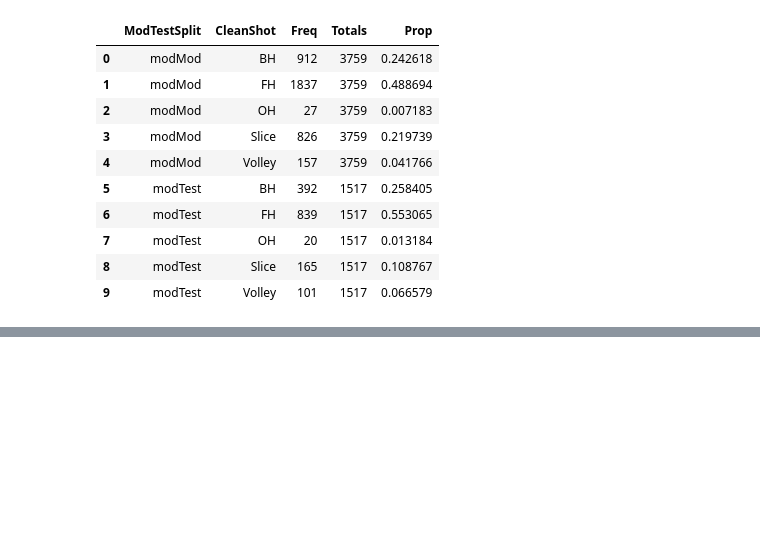
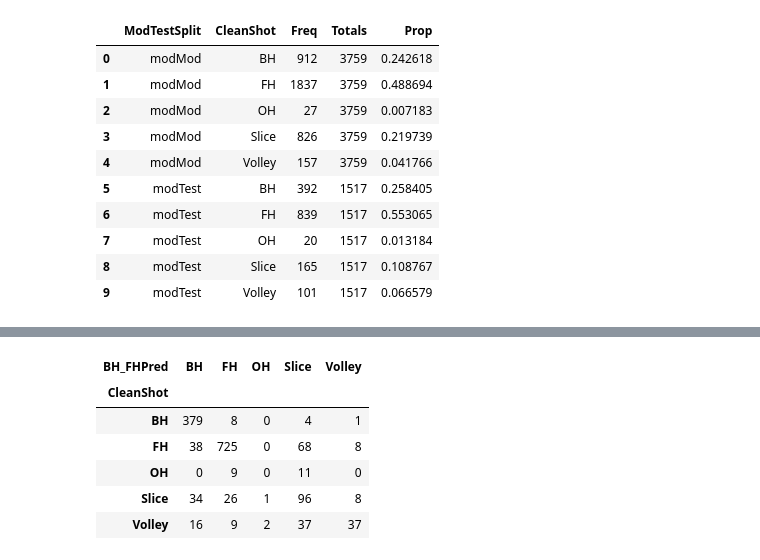
Before and after one commit to jamesoliver1981/DemoTennis, a Jupyter notebook: Building_Predictions/Building_Highly_Accurate_Shot_Predictions_in_Tennis.ipynb, the cells around one changed output, grey strips where cells are left out. Cells and saved outputs as stored; diff of their text form; code cells hidden in the pictures; blank space fills up the shorter version.

```diff
--- a/Building_Predictions/Building_Highly_Accurate_Shot_Predictions_in_Tennis.ipynb
+++ b/Building_Predictions/Building_Highly_Accurate_Shot_Predictions_in_Tennis.ipynb
@@ -53,3 +67,9 @@ df2 = df2[df2.Shot.isin(["FH", "BH", "Serve", "Slice", "Volley", "BH_Slice", "FH
 print(df2.shape)
 # %% [output]
 (8606, 387)
+# %%
+#reset the index as the data is built on concats
+df2 = df2.drop("Key", axis=1).reset_index(drop = True)
+df2 = df2.reset_index().rename(columns = {"index": "origindex"})
+print(df2.shape)
+print(len(df2.groupby("origindex")["Shot"].count()))
@@ -158,0 +172,11 @@ Index(['Key', 'TimeTrueStrike', 'Slice_Res_prob', 'Slice_Res_pred',
+# %%
+#create labels for the data to predict against
+a = {}
+a["BH"] = 0
+a["Slice"] = 1
+a["FH"] = 2
+a["Volley"] = 3
+a["OH"] = 4
+
+
+df3["Label_Num"] = df3.CleanShot.apply(lambda x: a[x])
@@ -158,0 +389,2 @@ Index(['Key', 'TimeTrueStrike', 'Slice_Res_prob', 'Slice_Res_pred',
+# %%
+mod_20_40, res_20_40, y_test_20_40, dtest_20_40, X_test_20_40 = mod_shotid(df3[df3.ModGroup == "Mod"], 0.3, 34, 54, 95, 115, 156, 176, 217, 237, 278, 298, 339, 359 )
@@ -158,0 +546,14 @@ Index(['Key', 'TimeTrueStrike', 'Slice_Res_prob', 'Slice_Res_pred',
+# %%
+# on basis of this, build a prediction of if BH from focus, else the rest
+res_20_40_2 = pd.merge(res_20_40, df4[["BH_2040Focus_probs","origindex"]], how = "left", on = "origindex")
+res_20_40_2["BH_FHPred"] = np.where(res_20_40_2.BH_2040Focus_probs > 0.2, "BH", res_20_40_2.Preds)
+res_20_40_2["NewCombo_Correct"] = np.where(res_20_40_2.BH_FHPred == res_20_40_2.CleanShot, 1,0)
+pd.crosstab(res_20_40_2.CleanShot, res_20_40_2.BH_FHPred)
+# %% [output]
+| BH_FHPred | BH | FH | OH | Slice | Volley |
+| CleanShot |  |  |  |  |  |
+| BH | 379 | 8 | 0 | 4 | 1 |
+| FH | 38 | 725 | 0 | 68 | 8 |
+| OH | 0 | 9 | 0 | 11 | 0 |
+| Slice | 34 | 26 | 1 | 96 | 8 |
+| Volley | 16 | 9 | 2 | 37 | 37 |
```
Also changed, not shown: parts of 30 cells of this notebook.
